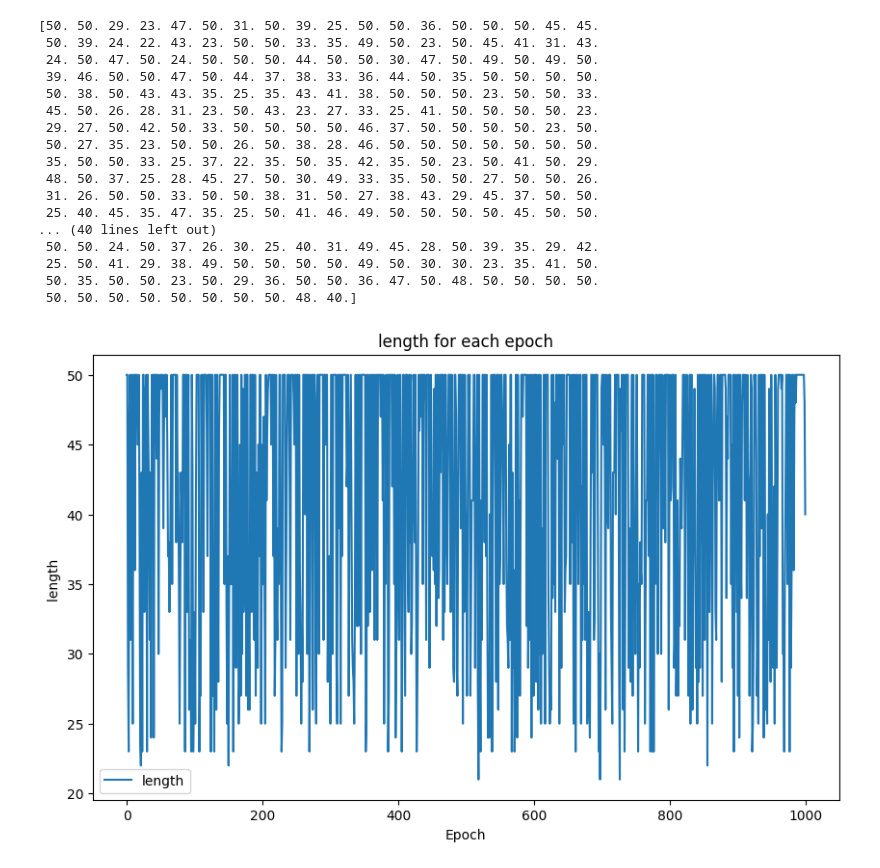
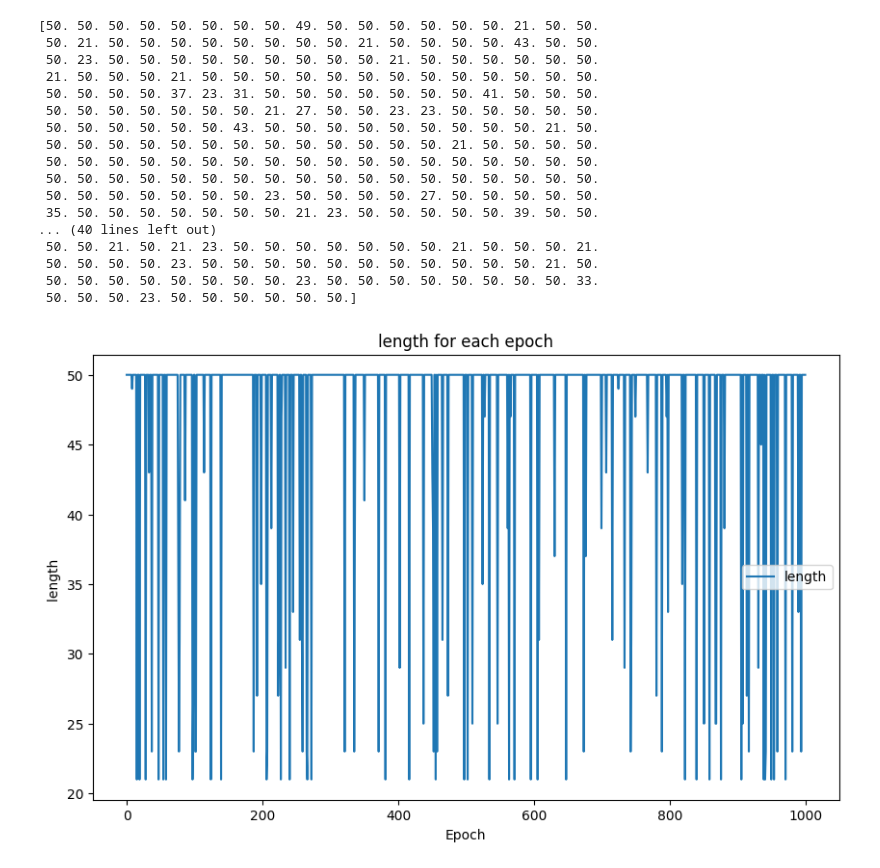
Before and after one commit to wilson20010327/vibecheck, a Jupyter notebook: visualize_the_rl_result.ipynb, the cells around one changed output. Drawn from its saved outputs; the diff is of its cells as text; code cells hidden in the pictures.

```diff
--- a/visualize_the_rl_result.ipynb
+++ b/visualize_the_rl_result.ipynb
@@ -4,7 +4,7 @@ import matplotlib.pyplot as plt
 import os
 import numpy as np
 # Assuming the result path is stored in a variable called result_path
-result_path = './result/Jan_16_3/train/'
+result_path = './result/Jan_17_1/train/'
 
 file_list = os.listdir(result_path)
 
@@ -16,7 +16,7 @@ for file_name in file_list:
         loss_values = np.append(loss_values, data['loss'].values)
 print(loss_values)
 # Plot the loss values
-plt.figure(figsize=(10, 6))
+plt.figure(figsize=(15, 6))
 plt.plot(loss_values, label='Loss')
 plt.xlabel('Backpropagation Iteration')
 plt.ylabel('Loss')
@@ -30,40 +29,40 @@ plt.show()
 # %%
-result_path = './result/Jan_16_4/train/'
+result_path = './result/Jan_17_1/train/'
 
 file_list = os.listdir(result_path)
 
 length = np.array([])
 for file_name in file_list:
     if file_name.endswith('.csv'):
         file = result_path + file_name
         data = pd.read_csv(file)
         length = np.append(length, len(data))
 print(length)
 # Plot the loss values
 plt.figure(figsize=(10, 6))
 plt.plot(length, label='length')
 plt.xlabel('Epoch')
 plt.ylabel('length ')
 plt.title('length for each epoch')
 plt.legend()
 plt.show()
 # %% [output]
-[50. 50. 29. 23. 47. 50. 31. 50. 39. 25. 50. 50. 36. 50. 50. 50. 45. 45.
- 50. 39. 24. 22. 43. 23. 50. 50. 33. 35. 49. 50. 23. 50. 45. 41. 31. 43.
- 24. 50. 47. 50. 24. 50. 50. 50. 44. 50. 50. 30. 47. 50. 49. 50. 49. 50.
- 39. 46. 50. 50. 47. 50. 44. 37. 38. 33. 36. 44. 50. 35. 50. 50. 50. 50.
- 50. 38. 50. 43. 43. 35. 25. 35. 43. 41. 38. 50. 50. 50. 23. 50. 50. 33.
- 45. 50. 26. 28. 31. 23. 50. 43. 23. 27. 33. 25. 41. 50. 50. 50. 50. 23.
- 29. 27. 50. 42. 50. 33. 50. 50. 50. 50. 46. 37. 50. 50. 50. 50. 23. 50.
- 50. 27. 35. 23. 50. 50. 26. 50. 38. 28. 46. 50. 50. 50. 50. 50. 50. 50.
- 35. 50. 50. 33. 25. 37. 22. 35. 50. 35. 42. 35. 50. 23. 50. 41. 50. 29.
- 48. 50. 37. 25. 28. 45. 27. 50. 30. 49. 33. 35. 50. 50. 27. 50. 50. 26.
- 31. 26. 50. 50. 33. 50. 50. 38. 31. 50. 27. 38. 43. 29. 45. 37. 50. 50.
- 25. 40. 45. 35. 47. 35. 25. 50. 41. 46. 49. 50. 50. 50. 50. 45. 50. 50.
+[50. 50. 50. 50. 50. 50. 50. 50. 49. 50. 50. 50. 50. 50. 50. 21. 50. 50.
+ 50. 21. 50. 50. 50. 50. 50. 50. 50. 50. 21. 50. 50. 50. 50. 43. 50. 50.
+ 50. 23. 50. 50. 50. 50. 50. 50. 50. 50. 50. 21. 50. 50. 50. 50. 50. 50.
+ 21. 50. 50. 50. 21. 50. 50. 50. 50. 50. 50. 50. 50. 50. 50. 50. 50. 50.
+ 50. 50. 50. 50. 37. 23. 31. 50. 50. 50. 50. 50. 50. 50. 41. 50. 50. 50.
+ 50. 50. 50. 50. 50. 50. 50. 21. 27. 50. 50. 23. 23. 50. 50. 50. 50. 50.
+ 50. 50. 50. 50. 50. 50. 43. 50. 50. 50. 50. 50. 50. 50. 50. 50. 21. 50.
+ 50. 50. 50. 50. 50. 50. 50. 50. 50. 50. 50. 50. 50. 21. 50. 50. 50. 50.
+ 50. 50. 50. 50. 50. 50. 50. 50. 50. 50. 50. 50. 50. 50. 50. 50. 50. 50.
+ 50. 50. 50. 50. 50. 50. 50. 50. 50. 50. 50. 50. 50. 50. 50. 50. 50. 50.
+ 50. 50. 50. 50. 50. 50. 50. 23. 50. 50. 50. 50. 27. 50. 50. 50. 50. 50.
+ 35. 50. 50. 50. 50. 50. 50. 50. 21. 23. 50. 50. 50. 50. 50. 39. 50. 50.
 ... (40 lines left out)
- 50. 50. 24. 50. 37. 26. 30. 25. 40. 31. 49. 45. 28. 50. 39. 35. 29. 42.
- 25. 50. 41. 29. 38. 49. 50. 50. 50. 50. 49. 50. 30. 30. 23. 35. 41. 50.
- 50. 35. 50. 50. 23. 50. 29. 36. 50. 50. 36. 47. 50. 48. 50. 50. 50. 50.
- 50. 50. 50. 50. 50. 50. 50. 50. 48. 40.]
+ 50. 50. 21. 50. 21. 23. 50. 50. 50. 50. 50. 50. 50. 21. 50. 50. 50. 21.
+ 50. 50. 50. 50. 23. 50. 50. 50. 50. 50. 50. 50. 50. 50. 50. 50. 21. 50.
+ 50. 50. 50. 50. 50. 50. 50. 50. 23. 50. 50. 50. 50. 50. 50. 50. 50. 33.
+ 50. 50. 50. 23. 50. 50. 50. 50. 50. 50.]
-[figure, old version]
+[figure, new version]
 # %%
```
Also changed, not shown: parts of 3 cells of this notebook, 3 other files.
